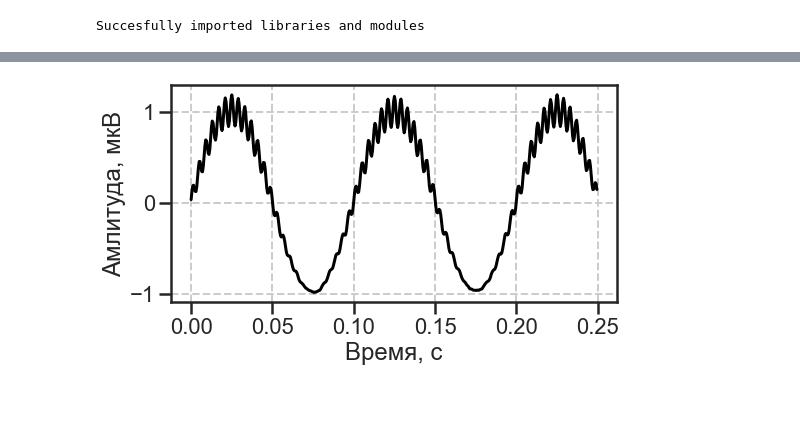
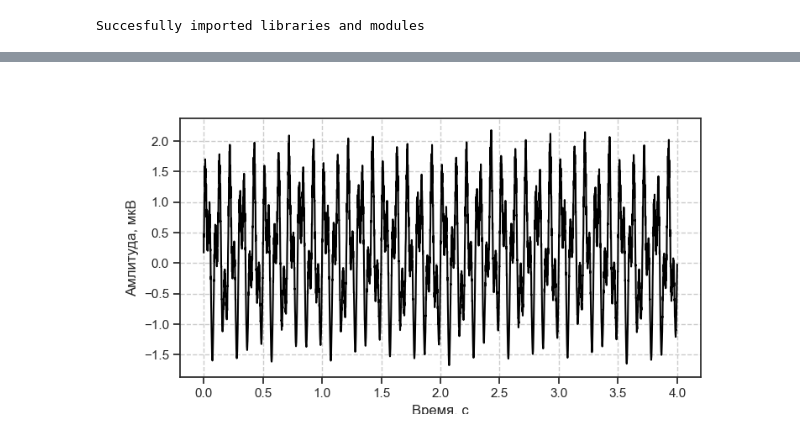
Before and after one commit to atimcenko/pac, a Jupyter notebook: dev_artificial_signal.ipynb, the cells around one changed output, grey strips where cells are left out. Cells and saved outputs as stored; diff of their text form; code cells hidden in the pictures; blank space fills up the shorter version.

```diff
--- a/dev_artificial_signal.ipynb
+++ b/dev_artificial_signal.ipynb
@@ -6,16 +11,19 @@ Succesfully imported libraries and modules
 N = 8000
 fs = 2000
 timepoints = np.arange(N) / fs
-x = generate_coupled_signal(10, 250, 1, 1/6, 0.01, timepoints, 1)
+x1 = generate_coupled_signal(10, 250, 1, 1/6, 0.01, timepoints, 1)
+x2 = generate_coupled_signal(24, 350, 0.7, 1/9, 0.02, timepoints, 1)
+
+x = x1 + x2
 # %%
-cut = 1/4
+cut = 4
 cut = int(cut * fs)
 plt.figure(figsize=(8, 4))
 plt.plot(timepoints[:cut], x[:cut], color='black')
 plt.grid(linestyle='--')
 plt.xlabel("Время, с")
 plt.ylabel("Амлитуда, мкВ")
 
-sns.set(context='poster', style='ticks', palette='bright', font='sans-serif', font_scale=1, color_codes=True, rc=None)
+sns.set(context='notebook', style='ticks', palette='bright', font='sans-serif', font_scale=1, color_codes=True, rc=None)
 # %% [output]
-[figure, old version]
+[figure, new version]
```
Also changed, not shown: parts of 4 cells of this notebook.
